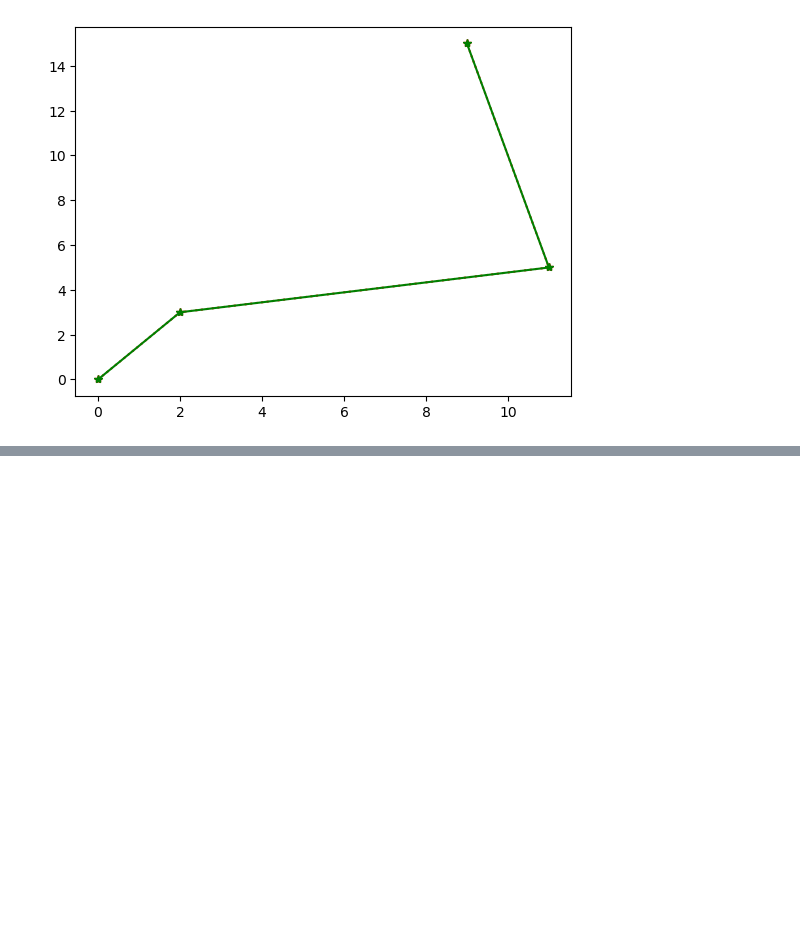
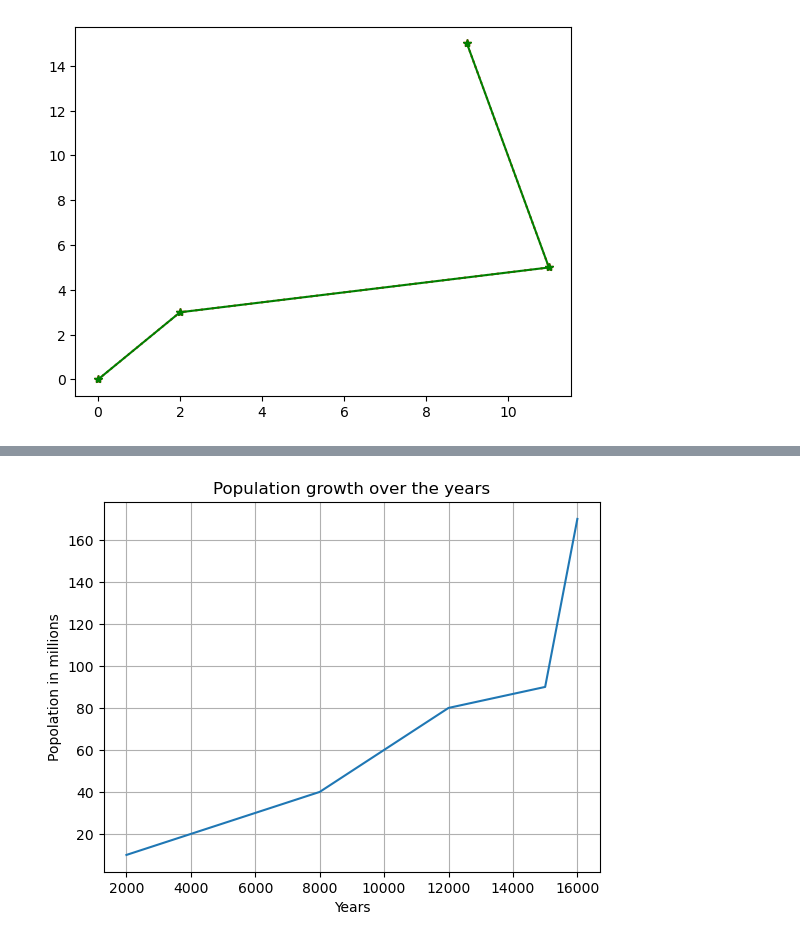
Before and after one commit to Kushagrarajsinghavisoft/Daily-works, a Jupyter notebook: February/12-02-2024/12-02-2024.ipynb, the cells around one changed output, grey strips where cells are left out. Drawn from its saved outputs; the diff is of its cells as text; code cells hidden in the pictures; blank space fills up the shorter version.

```diff
--- a/February/12-02-2024/12-02-2024.ipynb
+++ b/February/12-02-2024/12-02-2024.ipynb
@@ -131,0 +154,17 @@ plt.show()
+# %%
+y=[10,20,30,40,80,90,170]
+x=[2000,4000,6000,8000,12000,15000,16000]
+
+plt.plot(x,y)
+
+#giving title to the graph
+plt.title("Population growth over the years")
+
+#giving x and y labels
+plt.xlabel("Years")
+plt.ylabel("Popolation in millions")
+
+#adding grids between the graph
+plt.grid()
+# %% [output]
+[figure, added]
```
Also changed, not shown: parts of 10 cells of this notebook.
